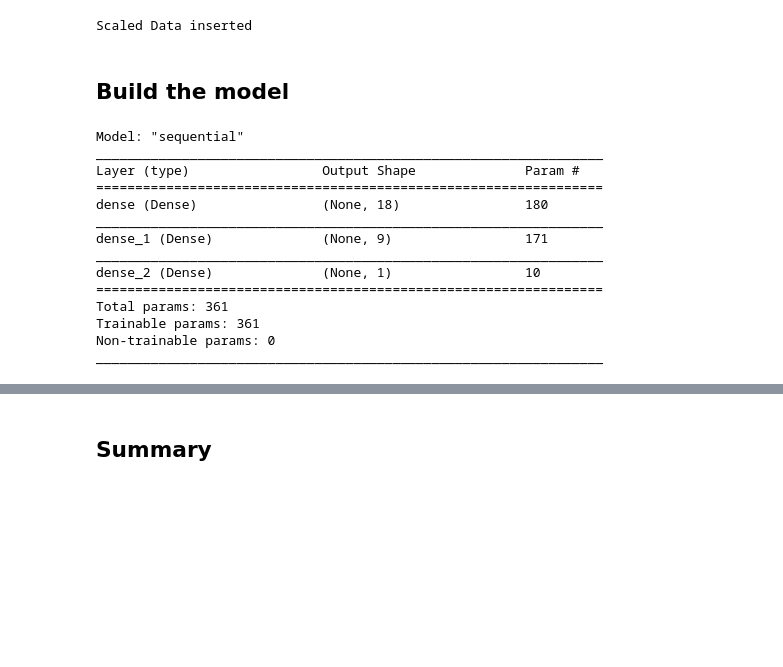
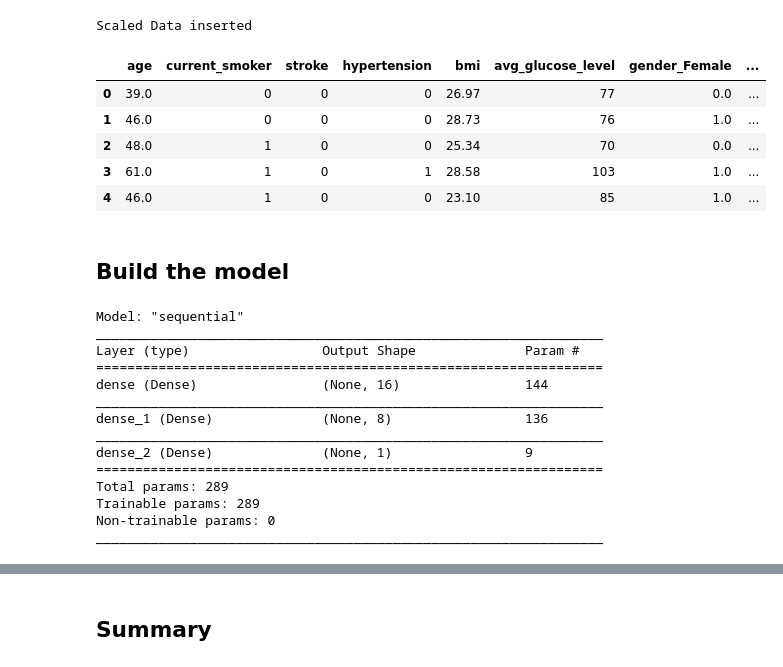
Before and after one commit to mattdharmon/stroke_data_analysis, a Jupyter notebook: Stroke Risks.ipynb, the cells around one changed output, grey strips where cells are left out. Cells and saved outputs as stored; diff of their text form; code cells hidden in the pictures; blank space fills up the shorter version.

```diff
--- a/Stroke Risks.ipynb
+++ b/Stroke Risks.ipynb
@@ -175,7 +175,15 @@ print('Scaled Data inserted')
 Scaled Data inserted
 # %%
 # remove the foreign key for model building
-scaled_stroke_df = scaled_stroke_df.drop(columns=["clean_data_id"])
+scaled_stroke_df = scaled_stroke_df.drop(columns=["clean_data_id", 'id'])
+scaled_stroke_df.head()
+# %% [output]
+|  | age | current_smoker | stroke | hypertension | bmi | avg_glucose_level | gender_Female | ... |
+| 0 | 39.0 | 0 | 0 | 0 | 26.97 | 77 | 0.0 | ... |
+| 1 | 46.0 | 0 | 0 | 0 | 28.73 | 76 | 1.0 | ... |
+| 2 | 48.0 | 1 | 0 | 0 | 25.34 | 70 | 0.0 | ... |
+| 3 | 61.0 | 1 | 0 | 1 | 28.58 | 103 | 1.0 | ... |
+| 4 | 46.0 | 1 | 0 | 0 | 23.10 | 85 | 1.0 | ... |
 # %% [markdown]
 ## Build the model
 # %%
@@ -245,14 +253,14 @@ Model: "sequential"
 _________________________________________________________________
 Layer (type)                 Output Shape              Param #
 =================================================================
-dense (Dense)                (None, 18)                180
+dense (Dense)                (None, 16)                144
 _________________________________________________________________
-dense_1 (Dense)              (None, 9)                 171
+dense_1 (Dense)              (None, 8)                 136
 _________________________________________________________________
-dense_2 (Dense)              (None, 1)                 10
+dense_2 (Dense)              (None, 1)                 9
 =================================================================
-Total params: 361
-Trainable params: 361
+Total params: 289
+Trainable params: 289
 Non-trainable params: 0
 _________________________________________________________________
 # %%
```
Also changed, not shown: parts of 2 cells of this notebook, 14 other files.
